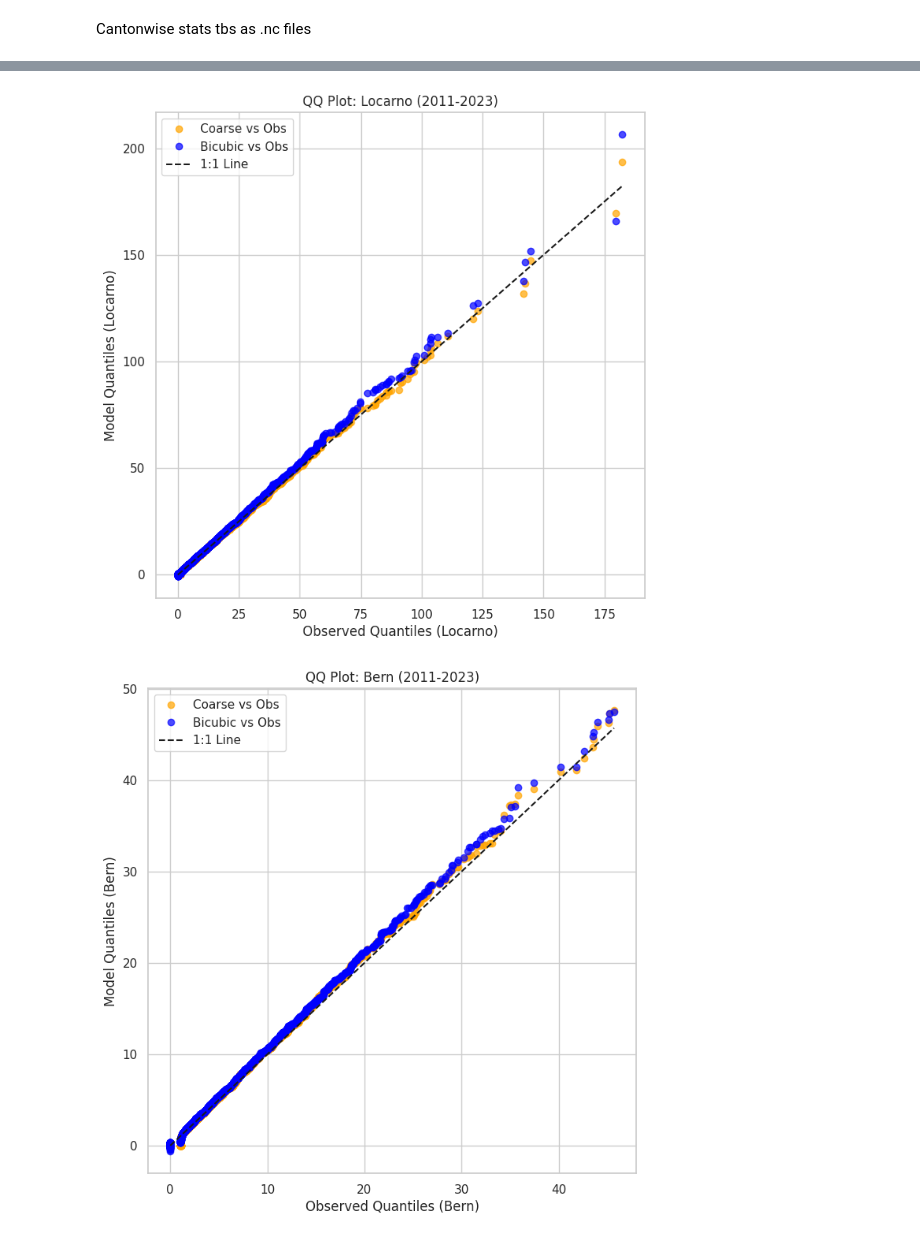
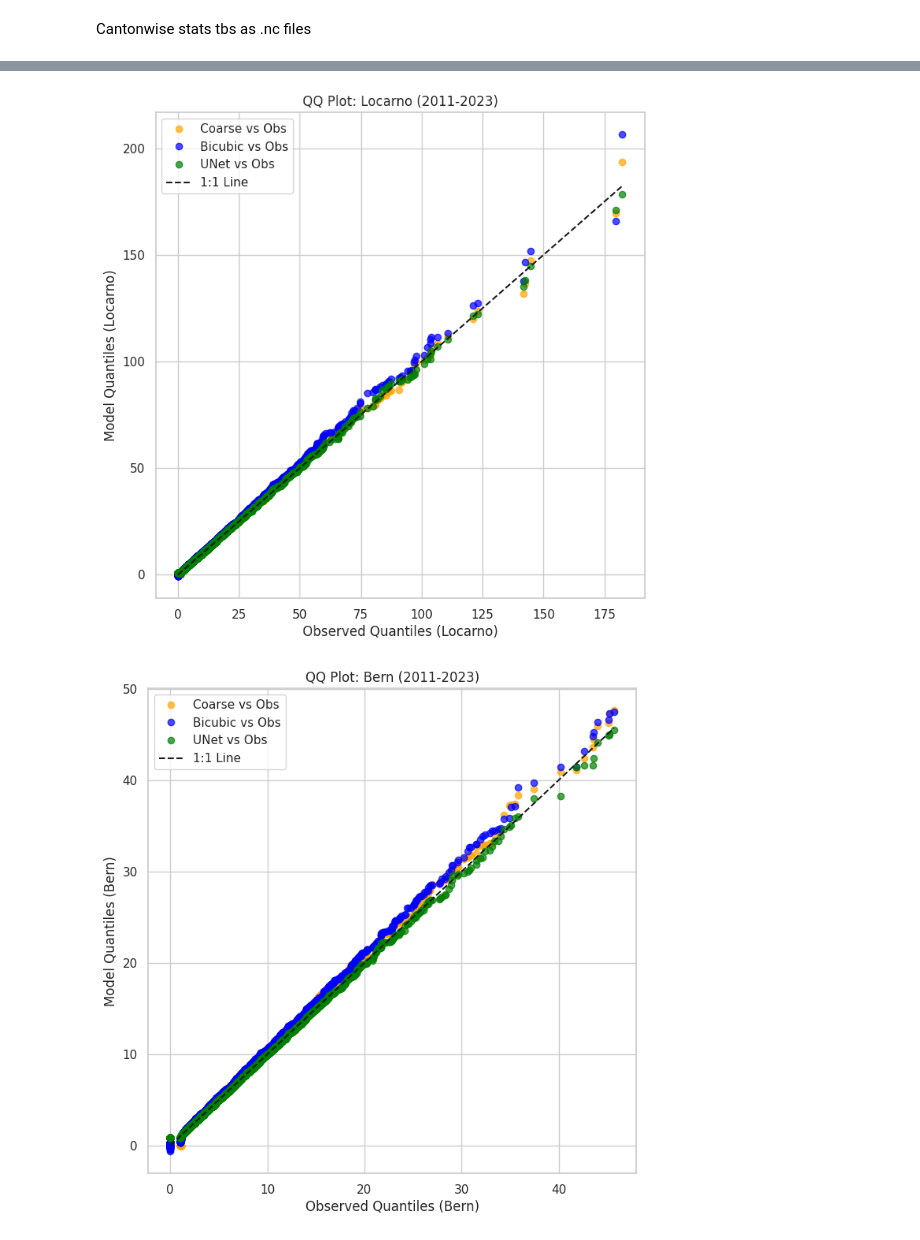
Before and after one commit to AsthanaShivanshi/Processing_and_Analysis_Scripts, a Jupyter notebook: Prelim_Stats_Obs_only/qq_plots_obs_12km.ipynb, the cells around one changed output, grey strips where cells are left out. Saved outputs shown, nothing was run; the diff lists cells and outputs as text; code cells hidden in the pictures.

```diff
--- a/Prelim_Stats_Obs_only/qq_plots_obs_12km.ipynb
+++ b/Prelim_Stats_Obs_only/qq_plots_obs_12km.ipynb
@@ -139,21 +134,21 @@ zurich_lat, zurich_lon = 47.3769, 8.5417
 obs_ds = xr.open_dataset(paths.DATASETS_TRAINING_DIR_12km + '/RhiresD_step1_latlon.nc')
 coarse_ds = xr.open_dataset(paths.DATASETS_TRAINING_DIR_12km + '/RhiresD_step2_coarse.nc')
 bicubic_ds = xr.open_dataset(paths.DATASETS_TRAINING_DIR_12km + '/RhiresD_step3_interp.nc')
-#unet_ds = xr.open_dataset("/work/FAC/FGSE/IDYST/tbeucler/downscaling/sasthana/Downscaling/Downscaling_Models/LDM_conditional/outputs/test_UNet_baseline.nc")
+unet_ds = xr.open_dataset("/work/FAC/FGSE/IDYST/tbeucler/downscaling/sasthana/Downscaling/Downscaling_Models/LDM_conditional/outputs/test_UNet_baseline_Huber.nc")
 #ldm_ds = xr.open_dataset("/work/FAC/FGSE/IDYST/tbeucler/downscaling/sasthana/Downscaling/Downscaling_Models/LDM_conditional/outputs/single_run_test_LDM_samples.nc")
 
-# Extract time series for Locarno
+# Extract precip time series for Locarno
 obs_locarno = select_nearest_grid_cell(obs_ds, locarno_lat, locarno_lon, var_name="RhiresD")['data'].values
 coarse_locarno = select_nearest_grid_cell(coarse_ds, locarno_lat, locarno_lon, var_name="RhiresD")['data'].values
 bicubic_locarno = select_nearest_grid_cell(bicubic_ds, locarno_lat, locarno_lon, var_name="RhiresD")['data'].values
-#unet_locarno = select_nearest_grid_cell(unet_ds, locarno_lat, locarno_lon, var_name="precip")['data'].values
+unet_locarno = select_nearest_grid_cell(unet_ds, locarno_lat, locarno_lon, var_name="precip")['data'].values
 #ldm_locarno = select_nearest_grid_cell(ldm_ds, locarno_lat, locarno_lon, var_name="precip")['data'].values
 
 # Extract time series for Bern
 obs_bern = select_nearest_grid_cell(obs_ds, bern_lat, bern_lon, var_name="RhiresD")['data'].values
 coarse_bern = select_nearest_grid_cell(coarse_ds, bern_lat, bern_lon, var_name="RhiresD")['data'].values
 bicubic_bern = select_nearest_grid_cell(bicubic_ds, bern_lat, bern_lon, var_name="RhiresD")['data'].values
-#unet_bern = select_nearest_grid_cell(unet_ds, bern_lat, bern_lon, var_name="precip")['data'].values
+unet_bern = select_nearest_grid_cell(unet_ds, bern_lat, bern_lon, var_name="precip")['data'].values
 #ldm_bern = select_nearest_grid_cell(ldm_ds, bern_lat, bern_lon, var_name="precip")['data'].values
 
 
@@ -162,21 +157,21 @@ bicubic_bern = select_nearest_grid_cell(bicubic_ds, bern_lat, bern_lon, var_name
 obs_zurich = select_nearest_grid_cell(obs_ds, zurich_lat, zurich_lon, var_name="RhiresD")['data'].values
 coarse_zurich = select_nearest_grid_cell(coarse_ds, zurich_lat, zurich_lon, var_name="RhiresD")['data'].values
 bicubic_zurich = select_nearest_grid_cell(bicubic_ds, zurich_lat, zurich_lon, var_name="RhiresD")['data'].values
-
+unet_zurich = select_nearest_grid_cell(unet_ds, zurich_lat, zurich_lon, var_name="precip")['data'].values
 
 
 # Locarno
 obs_locarno = clean_and_slice(select_nearest_grid_cell(obs_ds, locarno_lat, locarno_lon, var_name="RhiresD")['data'])
 coarse_locarno = clean_and_slice(select_nearest_grid_cell(coarse_ds, locarno_lat, locarno_lon, var_name="RhiresD")['data'])
 bicubic_locarno = clean_and_slice(select_nearest_grid_cell(bicubic_ds, locarno_lat, locarno_lon, var_name="RhiresD")['data'])
-#unet_locarno = clean_and_slice(select_nearest_grid_cell(unet_ds, locarno_lat, locarno_lon, var_name="precip")['data'])
+unet_locarno = clean_and_slice(select_nearest_grid_cell(unet_ds, locarno_lat, locarno_lon, var_name="precip")['data'])
 #ldm_locarno = clean_and_slice(select_nearest_grid_cell(ldm_ds, locarno_lat, locarno_lon, var_name="precip")['data'])
 
 # Bern
 obs_bern = clean_and_slice(select_nearest_grid_cell(obs_ds, bern_lat, bern_lon, var_name="RhiresD")['data'])
 coarse_bern = clean_and_slice(select_nearest_grid_cell(coarse_ds, bern_lat, bern_lon, var_name="RhiresD")['data'])
 bicubic_bern = clean_and_slice(select_nearest_grid_cell(bicubic_ds, bern_lat, bern_lon, var_name="RhiresD")['data'])
-#unet_bern = clean_and_slice(select_nearest_grid_cell(unet_ds, bern_lat, bern_lon, var_name="precip")['data'])
+unet_bern = clean_and_slice(select_nearest_grid_cell(unet_ds, bern_lat, bern_lon, var_name="precip")['data'])
 #ldm_bern = clean_and_slice(select_nearest_grid_cell(ldm_ds, bern_lat, bern_lon, var_name="precip")['data'])
 
 
@@ -184,14 +179,14 @@ bicubic_bern = clean_and_slice(select_nearest_grid_cell(bicubic_ds, bern_lat, be
 obs_zurich = clean_and_slice(select_nearest_grid_cell(obs_ds, zurich_lat    , zurich_lon, var_name="RhiresD")['data'])
 coarse_zurich = clean_and_slice(select_nearest_grid_cell(coarse_ds, zurich_lat, zurich_lon, var_name="RhiresD")['data'])
 bicubic_zurich = clean_and_slice(select_nearest_grid_cell(bicubic_ds, zurich_lat, zurich_lon, var_name="RhiresD")['data'])
-
+unet_zurich = clean_and_slice(select_nearest_grid_cell(unet_ds, zurich_lat, zurich_lon, var_name="precip")['data'])
 
 # Get common quantiles for Locarno
 quantiles_locarno = np.linspace(0, 1, min(len(obs_locarno), len(coarse_locarno), len(bicubic_locarno)))
 obs_q_locarno = np.quantile(obs_locarno, quantiles_locarno)
 coarse_q_locarno = np.quantile(coarse_locarno, quantiles_locarno)
 bicubic_q_locarno = np.quantile(bicubic_locarno, quantiles_locarno)
-#unet_q_locarno = np.quantile(unet_locarno, quantiles_locarno)
+unet_q_locarno = np.quantile(unet_locarno, quantiles_locarno)
 #ldm_q_locarno = np.quantile(ldm_locarno, quantiles_locarno)
 
 # Get common quantiles for Bern
@@ -199,7 +194,7 @@ quantiles_bern = np.linspace(0, 1, min(len(obs_bern), len(coarse_bern), len(bicu
 obs_q_bern = np.quantile(obs_bern, quantiles_bern)
 coarse_q_bern = np.quantile(coarse_bern, quantiles_bern)
 bicubic_q_bern = np.quantile(bicubic_bern, quantiles_bern)
-#unet_q_bern = np.quantile(unet_bern, quantiles_bern)
+unet_q_bern = np.quantile(unet_bern, quantiles_bern)
 #ldm_q_bern = np.quantile(ldm_bern, quantiles_bern)
 
 
@@ -208,13 +203,13 @@ quantiles_zurich = np.linspace(0, 1, min(len(obs_zurich), len(coarse_zurich), le
 obs_q_zurich = np.quantile(obs_zurich, quantiles_zurich)
 coarse_q_zurich = np.quantile(coarse_zurich, quantiles_zurich)
 bicubic_q_zurich = np.quantile(bicubic_zurich, quantiles_zurich)
-
+unet_q_zurich = np.quantile(unet_zurich, quantiles_zurich)
 
 # Plot QQ for Locarno
 plt.figure(figsize=(8, 8))
 plt.plot(obs_q_locarno, coarse_q_locarno, 'o', label='Coarse vs Obs', alpha=0.7,color='orange')
 plt.plot(obs_q_locarno, bicubic_q_locarno, 'o', label='Bicubic vs Obs', alpha=0.7,color='blue')
-#plt.plot(obs_q_locarno, unet_q_locarno, 'o', label='UNet vs Obs', alpha=0.7)
+plt.plot(obs_q_locarno, unet_q_locarno, 'o', label='UNet vs Obs',color='green', alpha=0.7)
 #plt.plot(obs_q_locarno, ldm_q_locarno, 'o', label='LDM vs Obs', alpha=0.7)
 plt.plot([obs_q_locarno.min(), obs_q_locarno.max()], [obs_q_locarno.min(), obs_q_locarno.max()], 'k--', label='1:1 Line')
 plt.xlabel('Observed Quantiles (Locarno)')
@@ -228,7 +223,7 @@ plt.show()
 plt.figure(figsize=(8, 8))
 plt.plot(obs_q_bern, coarse_q_bern, 'o', label='Coarse vs Obs', alpha=0.7,color='orange')
 plt.plot(obs_q_bern, bicubic_q_bern, 'o', label='Bicubic vs Obs', alpha=0.7,color='blue')
-#plt.plot(obs_q_bern, unet_q_bern, 'o', label='UNet vs Obs', alpha=0.7)
+plt.plot(obs_q_bern, unet_q_bern, 'o', label='UNet vs Obs',color='green', alpha=0.7)
 #plt.plot(obs_q_bern, ldm_q_bern, 'o', label='LDM vs Obs', alpha=0.7)
 plt.plot([obs_q_bern.min(), obs_q_bern.max()], [obs_q_bern.min(), obs_q_bern.max()], 'k--', label='1:1 Line')
 plt.xlabel('Observed Quantiles (Bern)')
@@ -244,6 +239,7 @@ plt.show()
 plt.figure(figsize=(8, 8))
 plt.plot(obs_q_zurich, coarse_q_zurich, 'o', label='Coarse vs Obs', alpha=0.7,color='orange')
 plt.plot(obs_q_zurich, bicubic_q_zurich, 'o', label='Bicubic vs Obs', alpha=0.7,color='blue')
+plt.plot(obs_q_zurich, unet_q_zurich, 'o', label='UNet vs Obs',color='green', alpha=0.7)
 plt.plot([obs_q_zurich.min(), obs_q_zurich.max()], [obs_q_zurich.min(), obs_q_zurich.max()], 'k--', label='1:1 Line')
 plt.xlabel('Observed Quantiles (Zurich)')
 plt.ylabel('Model Quantiles (Zurich)')
@@ -272,2 +268,2 @@ Data range: -0.61 to 91.12
-[figure, old version]
+[figure, new version]
-[figure, old version]
+[figure, new version]
```
Also changed, not shown: parts of 19 cells of this notebook, 1 other file.
